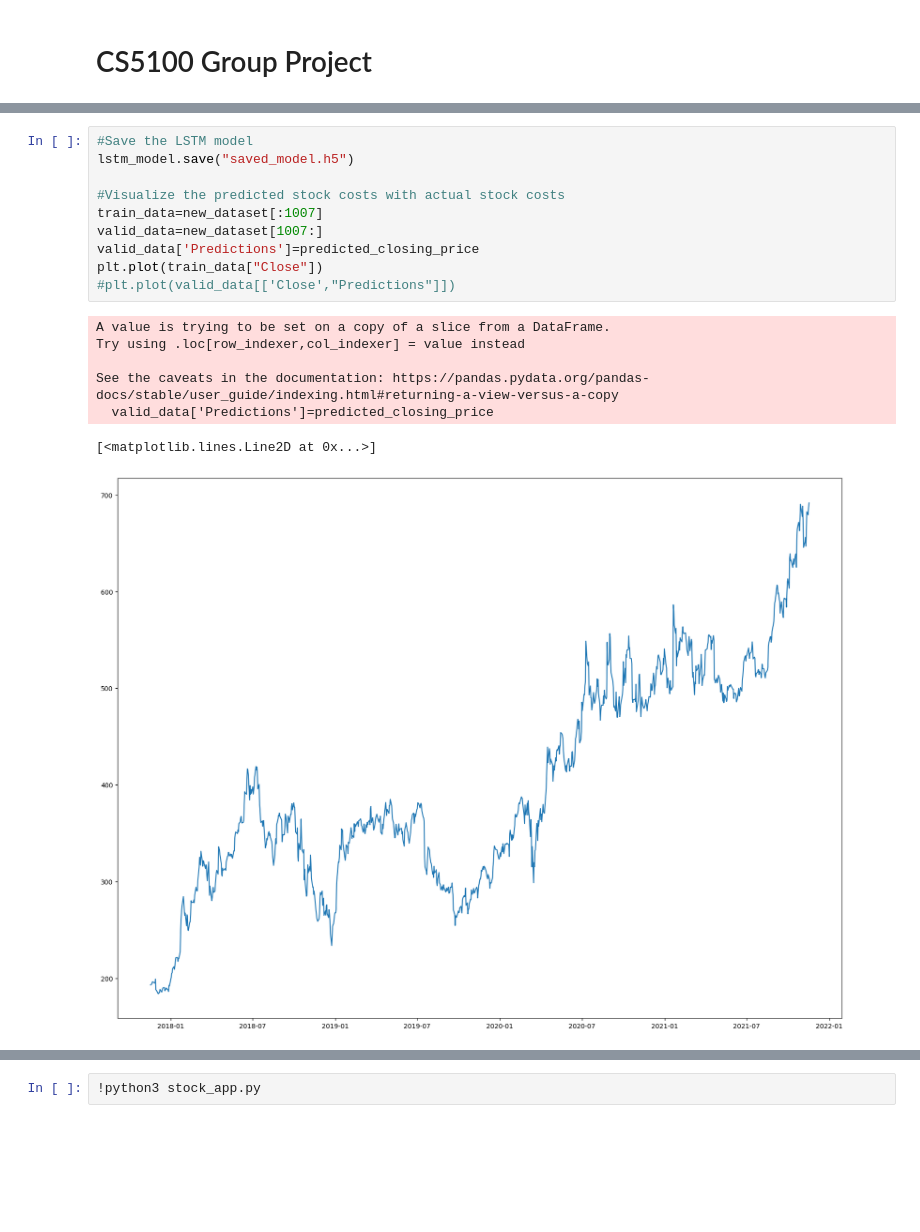
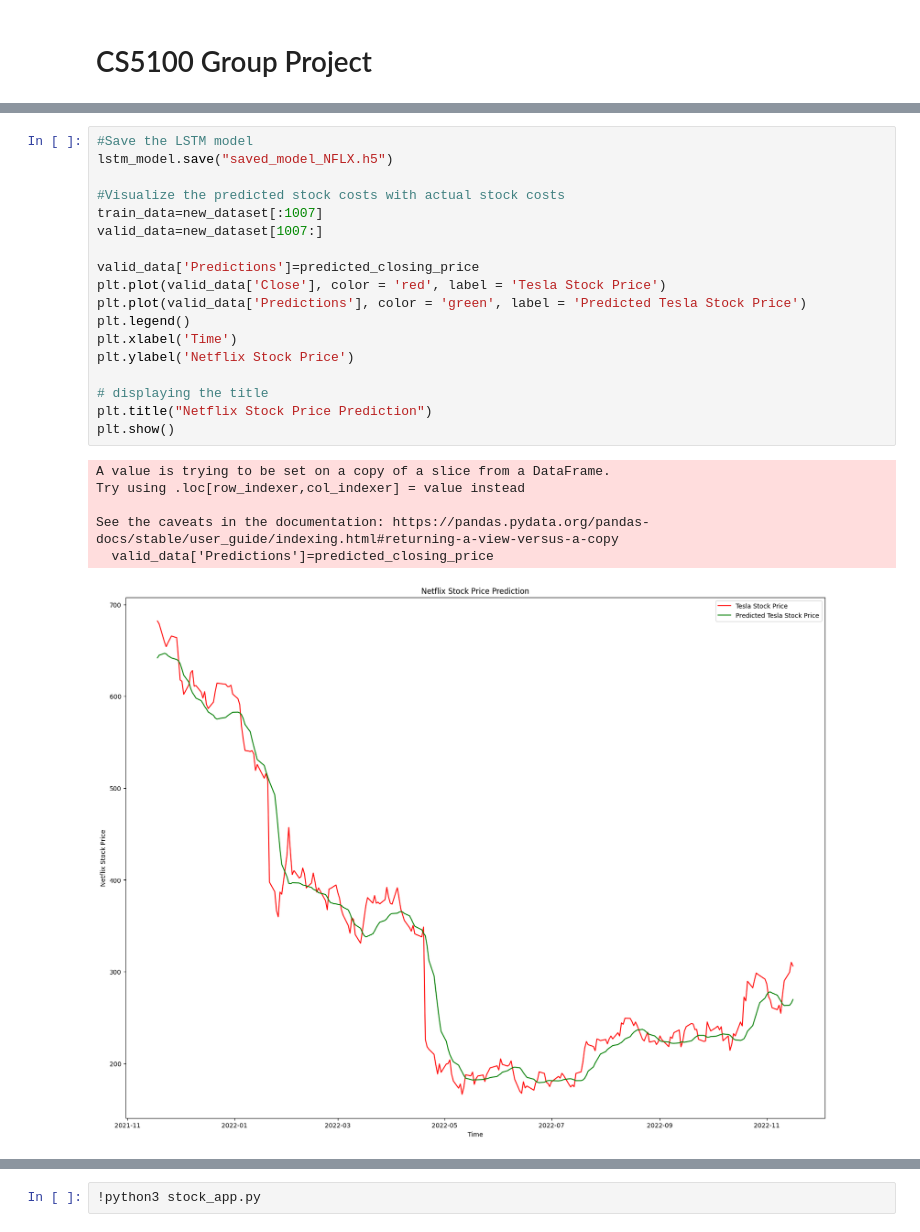
Before and after one commit to Shiyu95/CS5100-Project, a Jupyter notebook: CS5100 Project.ipynb, the cells around one changed output, grey strips where cells are left out. Cells and saved outputs as stored; diff of their text form; blank space fills up the shorter version.

```diff
--- a/CS5100 Project.ipynb
+++ b/CS5100 Project.ipynb
@@ -94,19 +211,26 @@ predicted_closing_price=scaler.inverse_transform(predicted_closing_price)
 8/8 [==============================] - 1s 33ms/step
 # %%
 #Save the LSTM model
-lstm_model.save("saved_model.h5")
+lstm_model.save("saved_model_NFLX.h5")
 
 #Visualize the predicted stock costs with actual stock costs
 train_data=new_dataset[:1007]
 valid_data=new_dataset[1007:]
+
 valid_data['Predictions']=predicted_closing_price
-plt.plot(train_data["Close"])
-#plt.plot(valid_data[['Close',"Predictions"]])
+plt.plot(valid_data['Close'], color = 'red', label = 'Tesla Stock Price')
+plt.plot(valid_data['Predictions'], color = 'green', label = 'Predicted Tesla Stock Price')
+plt.legend()
+plt.xlabel('Time')
+plt.ylabel('Netflix Stock Price')
+
+# displaying the title
+plt.title("Netflix Stock Price Prediction")
+plt.show()
 # %% [output]
 A value is trying to be set on a copy of a slice from a DataFrame.
 Try using .loc[row_indexer,col_indexer] = value instead
 
 See the caveats in the documentation: https://pandas.pydata.org/pandas-docs/stable/user_guide/indexing.html#returning-a-view-versus-a-copy
   valid_data['Predictions']=predicted_closing_price
-[<matplotlib.lines.Line2D at 0x...>]
-[figure, old version]
+[figure, new version]
```
Also changed, not shown: parts of 34 cells of this notebook, 5 other files.
